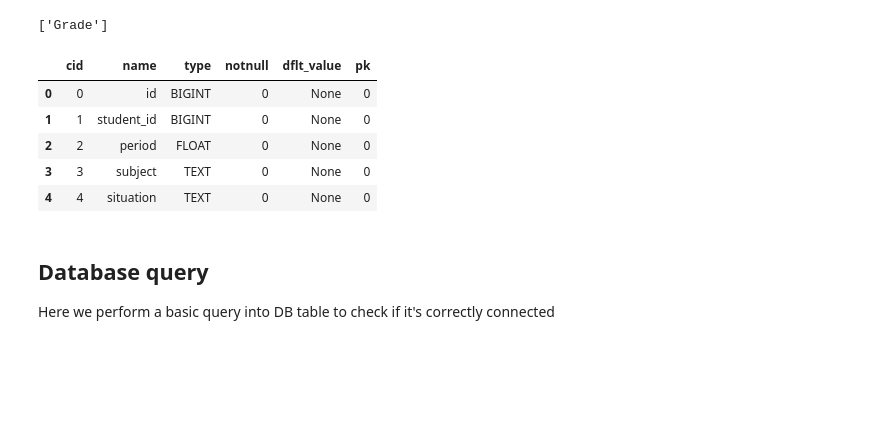
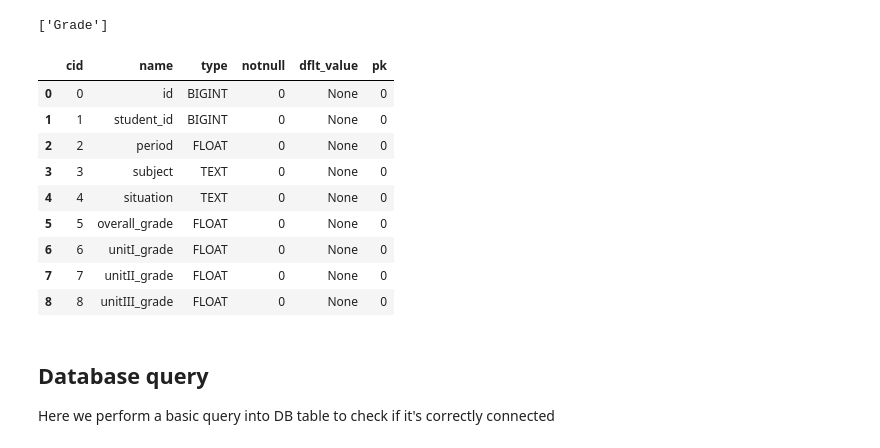
Before and after one commit to igorabrandao/Py-Students-Database, a Jupyter notebook: py-students-database.ipynb, the cells around one changed output. Cells and saved outputs as stored; diff of their text form; code cells hidden in the pictures; blank space fills up the shorter version.

```diff
--- a/py-students-database.ipynb
+++ b/py-students-database.ipynb
@@ -82,19 +95,23 @@ print(table_names)
 # %%
 # Query string
 sql = "PRAGMA table_info(Grade)"
 
 # Execute query and store records in DataFrame: df
 df = pd.read_sql_query(sql, engine)
 
 # Print head of DataFrame
-df.head()
+df.head(10)
 # %% [output]
 |  | cid | name | type | notnull | dflt_value | pk |
 | 0 | 0 | id | BIGINT | 0 | None | 0 |
 | 1 | 1 | student_id | BIGINT | 0 | None | 0 |
 | 2 | 2 | period | FLOAT | 0 | None | 0 |
 | 3 | 3 | subject | TEXT | 0 | None | 0 |
 | 4 | 4 | situation | TEXT | 0 | None | 0 |
+| 5 | 5 | overall_grade | FLOAT | 0 | None | 0 |
+| 6 | 6 | unitI_grade | FLOAT | 0 | None | 0 |
+| 7 | 7 | unitII_grade | FLOAT | 0 | None | 0 |
+| 8 | 8 | unitIII_grade | FLOAT | 0 | None | 0 |
 # %% [markdown]
 ## Database query
 
```
Also changed, not shown: parts of 5 cells of this notebook.
